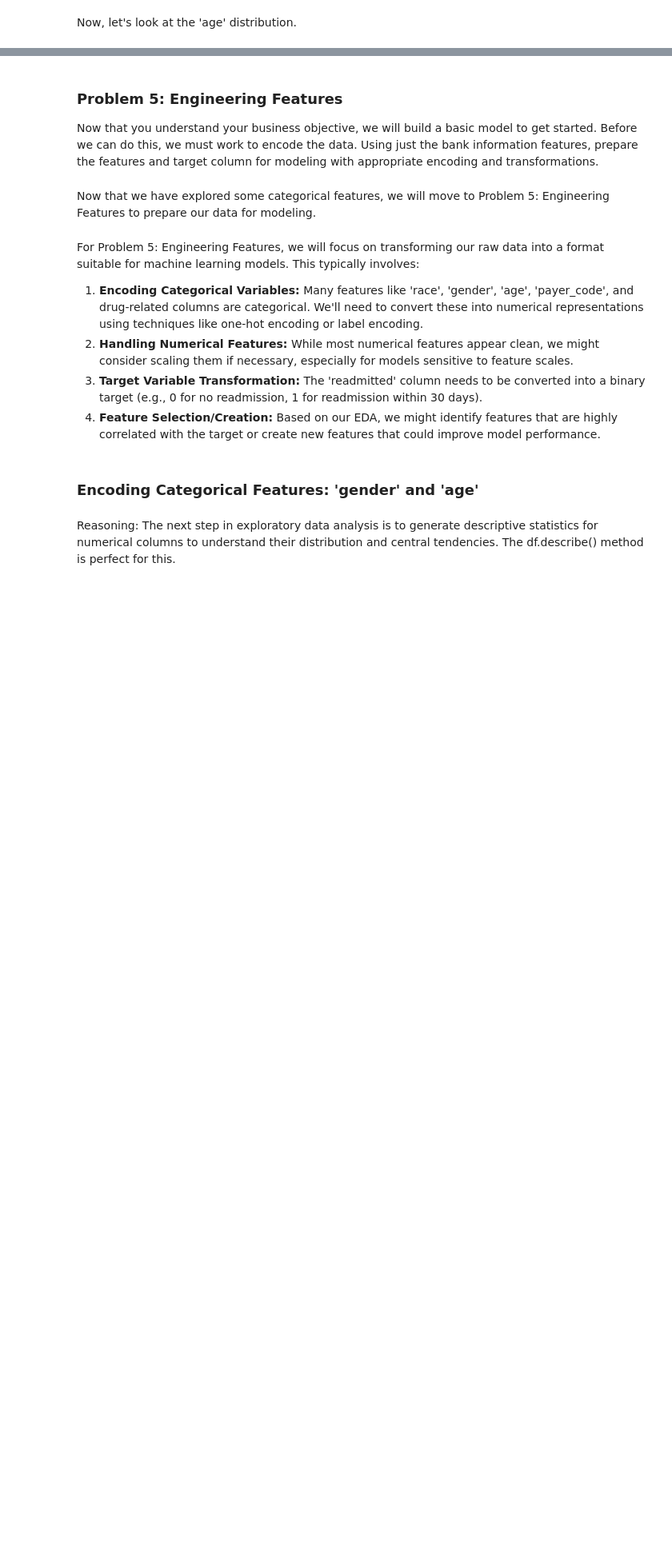
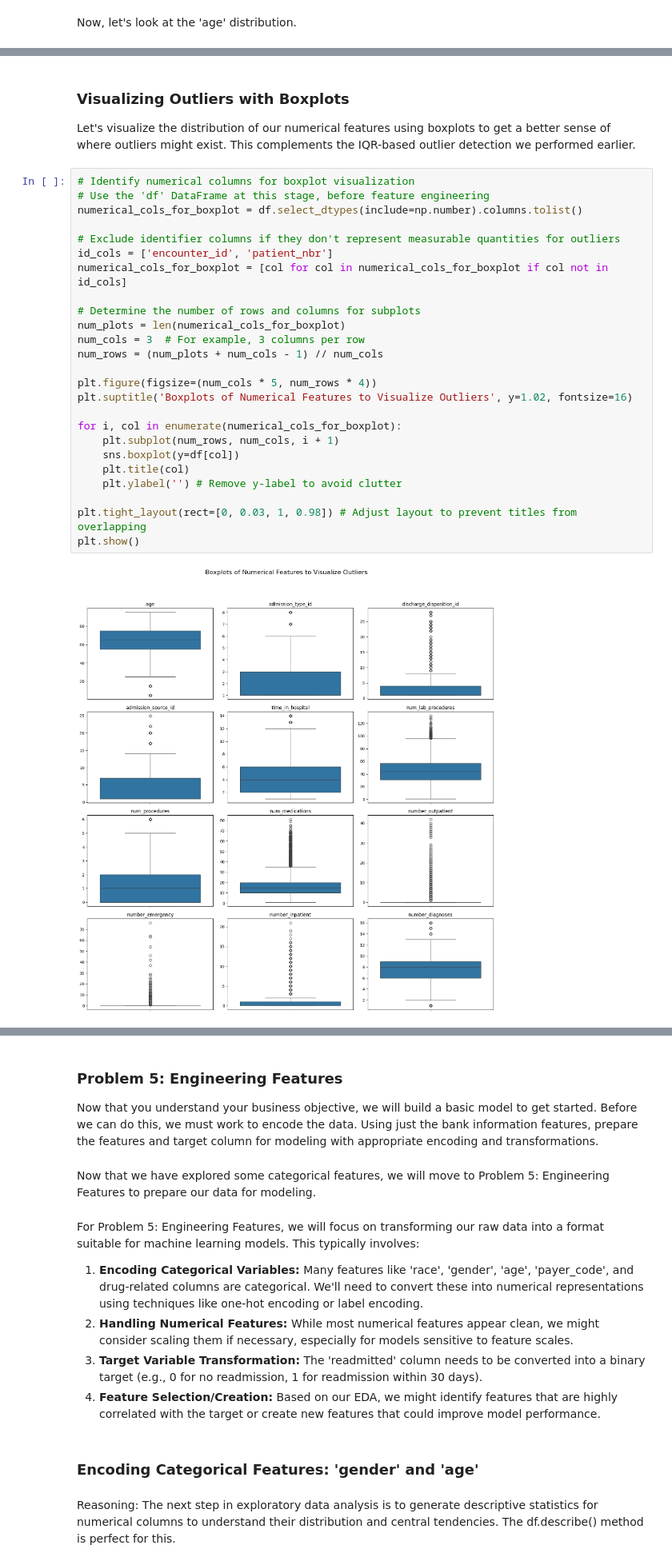
Before and after one commit to aelumalai/b_capstone_assignment_20.1, a Jupyter notebook: capstone_project_assignment_20_1.ipynb, the cells around one changed output, grey strips where cells are left out. Shown at 80% size. Drawn from its saved outputs; the diff is of its cells as text; blank space fills up the shorter version.

```diff
--- a/capstone_project_assignment_20_1.ipynb
+++ b/capstone_project_assignment_20_1.ipynb
@@ -407,0 +582,31 @@ dtype: int64
+# %% [markdown]
+### Visualizing Outliers with Boxplots
+
+Let's visualize the distribution of our numerical features using boxplots to get a better sense of where outliers might exist. This complements the IQR-based outlier detection we performed earlier.
+# %%
+# Identify numerical columns for boxplot visualization
+# Use the 'df' DataFrame at this stage, before feature engineering
+numerical_cols_for_boxplot = df.select_dtypes(include=np.number).columns.tolist()
+
+# Exclude identifier columns if they don't represent measurable quantities for outliers
+id_cols = ['encounter_id', 'patient_nbr']
+numerical_cols_for_boxplot = [col for col in numerical_cols_for_boxplot if col not in id_cols]
+
+# Determine the number of rows and columns for subplots
+num_plots = len(numerical_cols_for_boxplot)
+num_cols = 3  # For example, 3 columns per row
+num_rows = (num_plots + num_cols - 1) // num_cols
+
+plt.figure(figsize=(num_cols * 5, num_rows * 4))
+plt.suptitle('Boxplots of Numerical Features to Visualize Outliers', y=1.02, fontsize=16)
+
+for i, col in enumerate(numerical_cols_for_boxplot):
+    plt.subplot(num_rows, num_cols, i + 1)
+    sns.boxplot(y=df[col])
+    plt.title(col)
+    plt.ylabel('') # Remove y-label to avoid clutter
+
+plt.tight_layout(rect=[0, 0.03, 1, 0.98]) # Adjust layout to prevent titles from overlapping
+plt.show()
+# %% [output]
+[figure, added]
```
Also changed, not shown: parts of 35 cells of this notebook.
